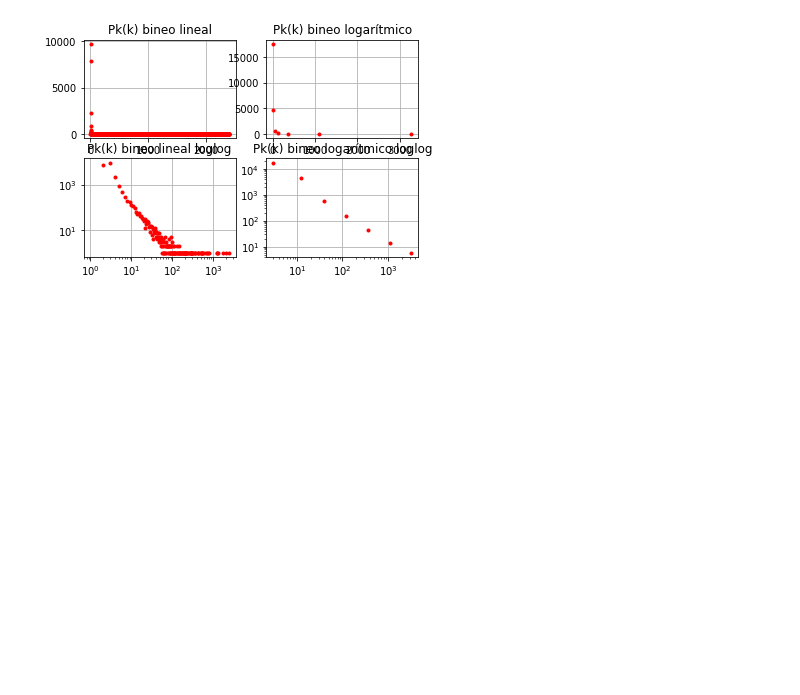
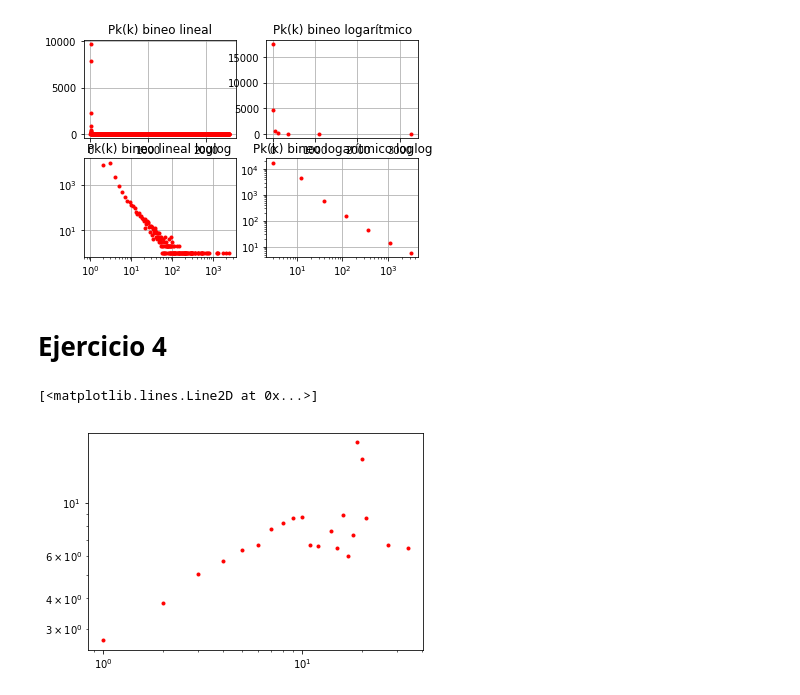
Before and after one commit to leialorenzo/Redes, a Jupyter notebook: TP1.ipynb, the cells around one changed output. Saved outputs shown, nothing was run; the diff lists cells and outputs as text; code cells hidden in the pictures; blank space fills up the shorter version.

```diff
--- a/TP1.ipynb
+++ b/TP1.ipynb
@@ -315,3 +315,50 @@ plt.loglog(bins_log[1:], hist_log, 'r.', )
 plt.grid(True)
 # %% [output]
 [figure]
+# %% [markdown]
+# Ejercicio 4
+# %%
+netscience = nx.read_gml('tc01_data/netscience.gml')
+internet = nx.read_gml('tc01_data/as-22july06.gml')
+# %%
+def gradovecinos(red):
+    nodes = red.nodes()
+    vecinos_1 = np.zeros(len(nodes)) # acá voy a poner cuántos vecinos tiene cada uno
+    vecinos_avg = np.zeros_like(vecinos_1)
+    for i, value in enumerate(nodes):
+        primeros = list(red.adj[value])
+        vecinos_1[i] = len(primeros)
+        if len(primeros)>0:
+            b = np.zeros(len(primeros))
+            for j, values in enumerate(primeros):
+                b[j] = len(list(red.adj[values]))
+            vecinos_avg[i] = np.mean(b)
+
+    return vecinos_1, vecinos_avg
+# %%
+def promgradvec (red):
+    A,B=gradovecinos(red)
+    kmax=int(max(A))
+    grado=np.linspace(0,kmax,kmax+1)
+    D=dict()
+    for i in range (len(grado)):
+        C=[]
+        for j in range (len(A)):
+            if A[j]==grado[i]:
+                C.append(B[j])
+        if len(C)>0:
+            D[i]=C
+        else :
+            D[i]=0
+    P=np.zeros(kmax+1)
+    for l in range (len(P)):
+        P[l]=np.mean(D[l])
+    return kmax,P,D,grado
+# %%
+kn,pn,dn,gn=promgradvec(netscience)
+ki,pi,di,gi=promgradvec(internet)
+# %%
+plt.loglog(gn,pn,'.r')
+# %% [output]
+[<matplotlib.lines.Line2D at 0x...>]
+[figure, added]
```
Also changed, not shown: parts of 10 cells of this notebook.
